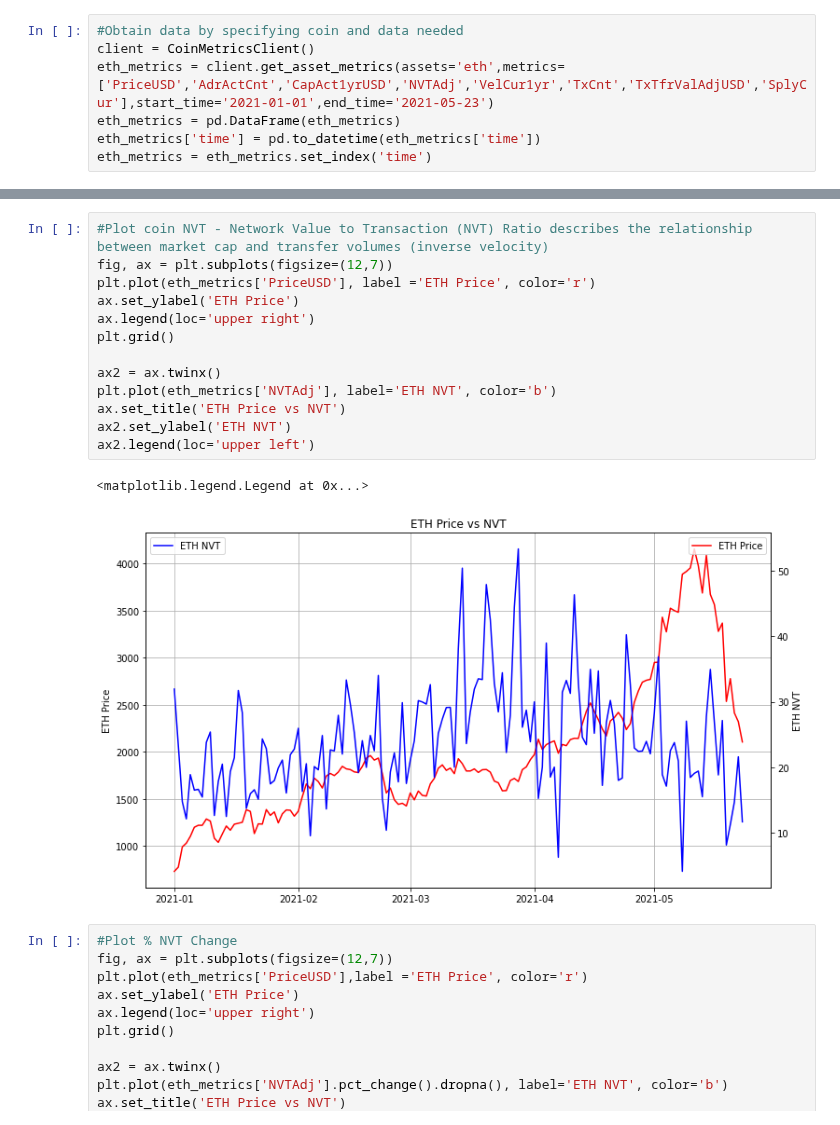
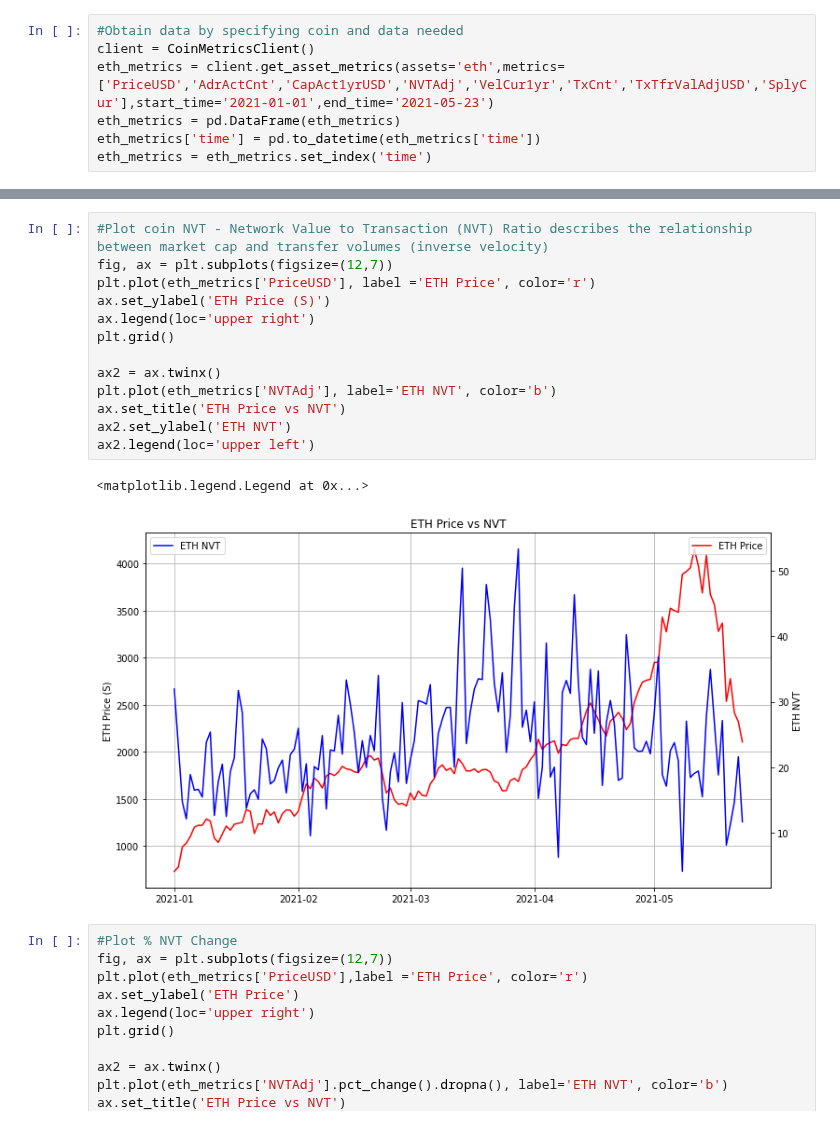
Before and after one commit to dbogatic/crypto-analysis, a Jupyter notebook: eth_coinmetrics.ipynb, the cells around one changed output, grey strips where cells are left out. Drawn from its saved outputs; the diff is of its cells as text.

```diff
--- a/eth_coinmetrics.ipynb
+++ b/eth_coinmetrics.ipynb
@@ -80,19 +74,19 @@ plt.axhline(0)
 # %%
 #Plot coin NVT - Network Value to Transaction (NVT) Ratio describes the relationship between market cap and transfer volumes (inverse velocity)
 fig, ax = plt.subplots(figsize=(12,7))
 plt.plot(eth_metrics['PriceUSD'], label ='ETH Price', color='r')
-ax.set_ylabel('ETH Price')
+ax.set_ylabel('ETH Price (S)')
 ax.legend(loc='upper right')
 plt.grid()
 
 ax2 = ax.twinx()
 plt.plot(eth_metrics['NVTAdj'], label='ETH NVT', color='b')
 ax.set_title('ETH Price vs NVT')
 ax2.set_ylabel('ETH NVT')
 ax2.legend(loc='upper left')
 # %% [output]
 <matplotlib.legend.Legend at 0x...>
-[figure, old version]
+[figure, new version]
 # %%
 #Plot % NVT Change
 fig, ax = plt.subplots(figsize=(12,7))
```
Also changed, not shown: parts of 5 cells of this notebook, 3 other files.
